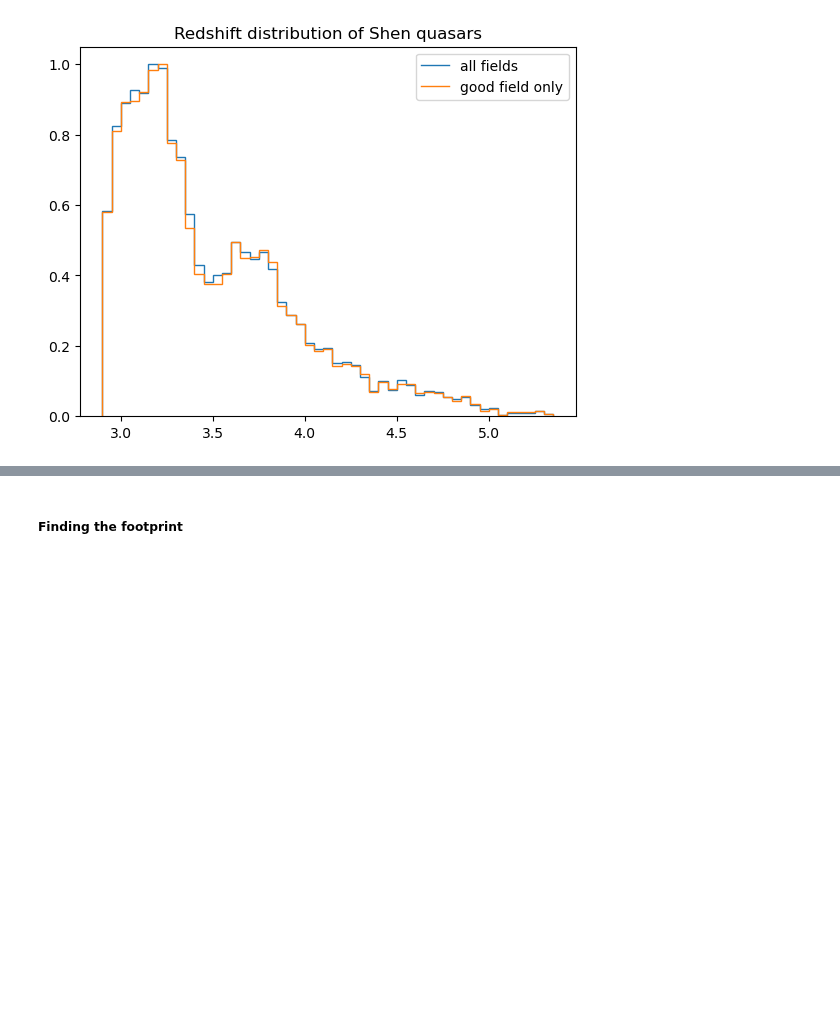
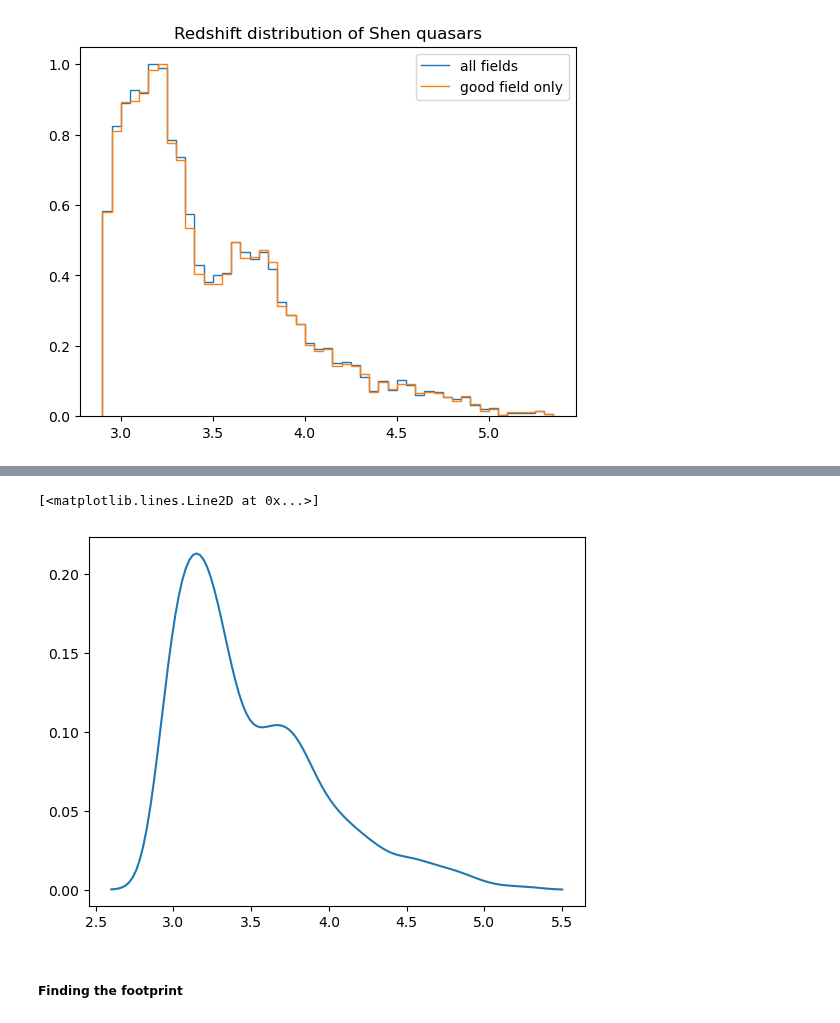
Before and after one commit to VibinRam/DP2, a Jupyter notebook: Codes/Clustering_analysis_PS1_and_shen/Shen_SDSS_reproduce.ipynb, the cells around one changed output, grey strips where cells are left out. Cells and saved outputs as stored; diff of their text form; code cells hidden in the pictures; blank space fills up the shorter version.

```diff
--- a/Codes/Clustering_analysis_PS1_and_shen/Shen_SDSS_reproduce.ipynb
+++ b/Codes/Clustering_analysis_PS1_and_shen/Shen_SDSS_reproduce.ipynb
@@ -298,0 +337,6 @@ red_col_shen.max()
+# %%
+smoothed_n_z = preprocessing.normalize([np.exp(score)])
+plt.plot(z_test, smoothed_n_z[0])
+# %% [output]
+[<matplotlib.lines.Line2D at 0x...>]
+[figure, added]
```
Also changed, not shown: parts of 7 cells of this notebook, 17 other files.
